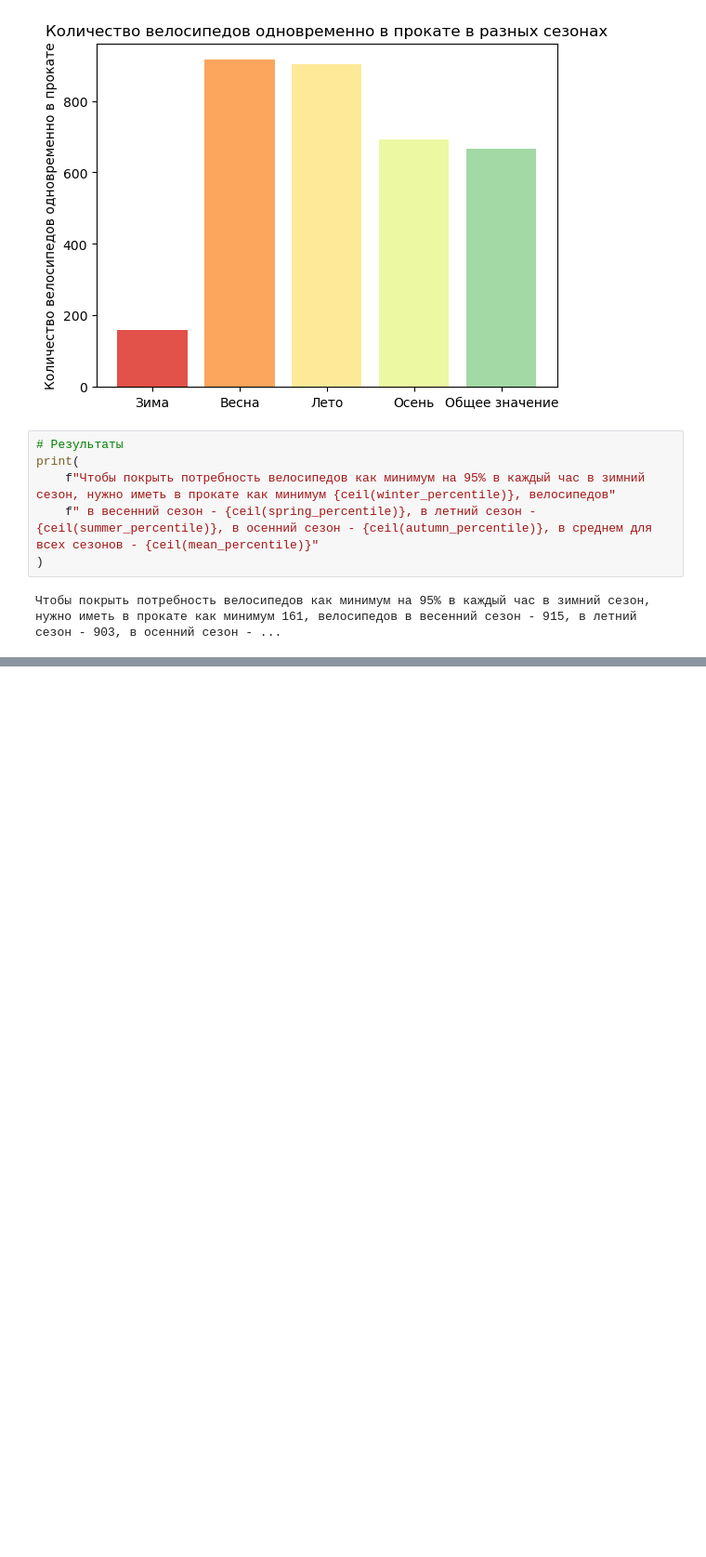
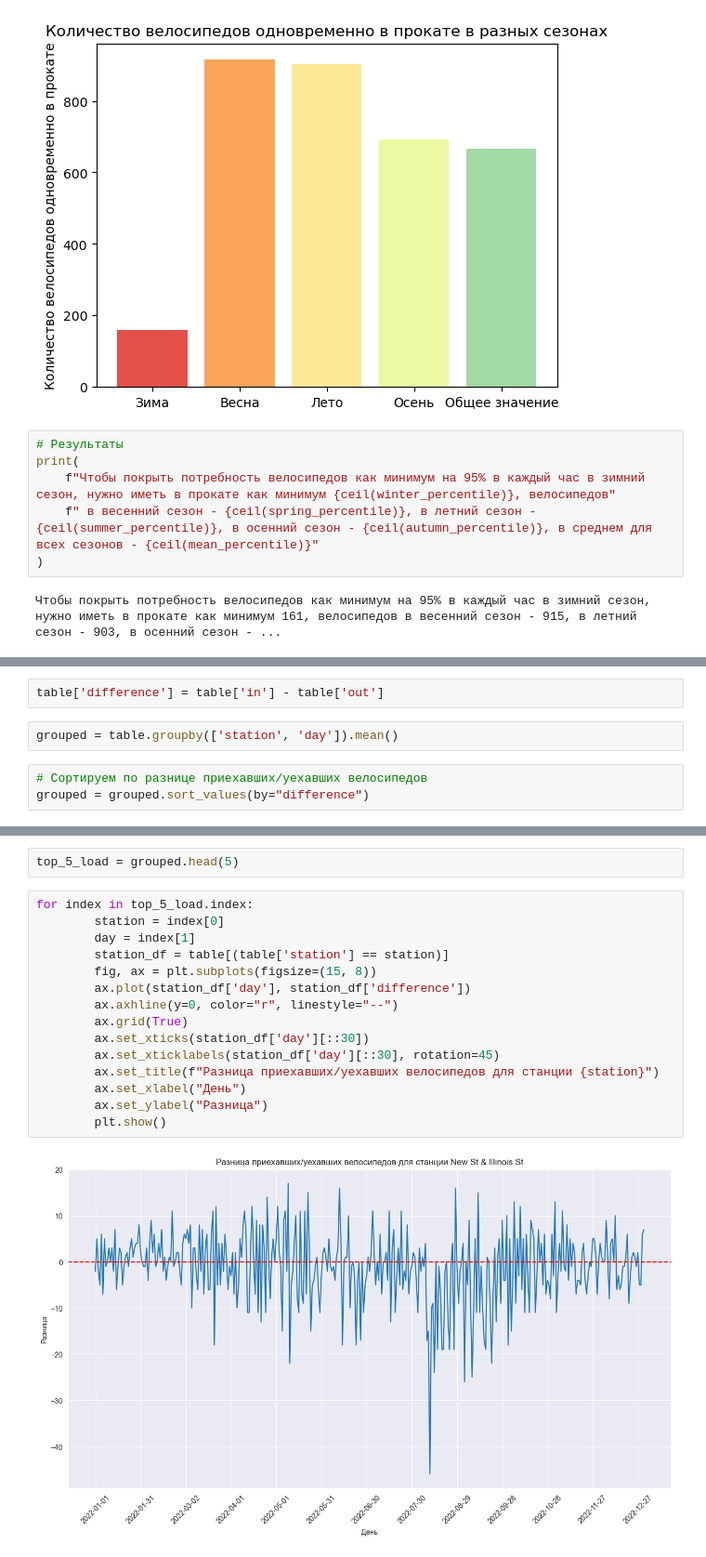
Before and after one commit to kapibarr/big-data-project, a Jupyter notebook: load_model.ipynb, the cells around one changed output, grey strips where cells are left out. Shown at 93% size. Drawn from its saved outputs; the diff is of its cells as text; blank space fills up the shorter version.

```diff
--- a/load_model.ipynb
+++ b/load_model.ipynb
@@ -273,0 +338,7 @@ print(
+# %%
+table['difference'] = table['in'] - table['out']
+# %%
+grouped = table.groupby(['station', 'day']).mean()
+# %%
+# Сортируем по разнице приехавших/уехавших велосипедов
+grouped = grouped.sort_values(by="difference")
@@ -273,0 +358,19 @@ print(
+# %%
+top_5_load = grouped.head(5)
+# %%
+for index in top_5_load.index:
+        station = index[0]
+        day = index[1]
+        station_df = table[(table['station'] == station)]
+        fig, ax = plt.subplots(figsize=(15, 8))
+        ax.plot(station_df['day'], station_df['difference'])
+        ax.axhline(y=0, color="r", linestyle="--")
+        ax.grid(True)
+        ax.set_xticks(station_df['day'][::30])
+        ax.set_xticklabels(station_df['day'][::30], rotation=45)
+        ax.set_title(f"Разница приехавших/уехавших велосипедов для станции {station}")
+        ax.set_xlabel("День")
+        ax.set_ylabel("Разница")
+        plt.show()
+# %% [output]
+[figure, added]
```
Also changed, not shown: parts of 17 cells of this notebook.
